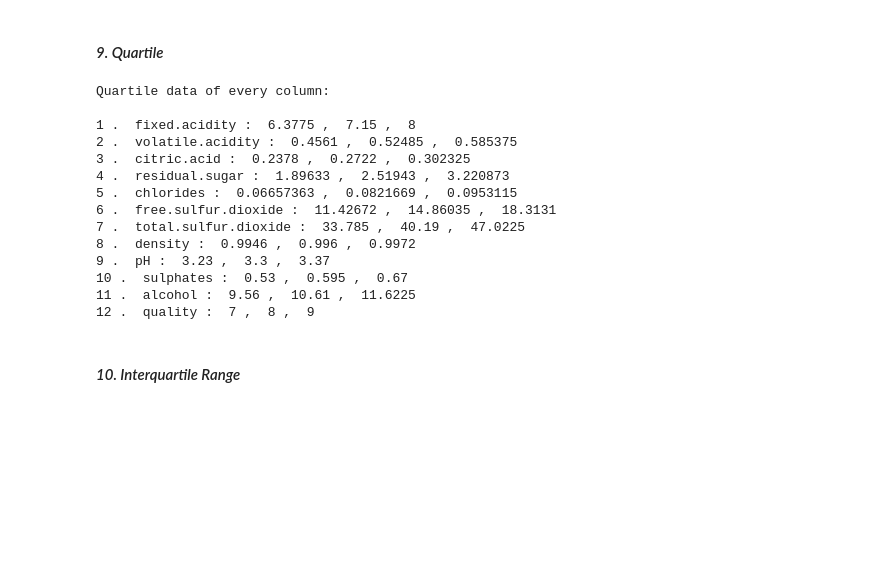
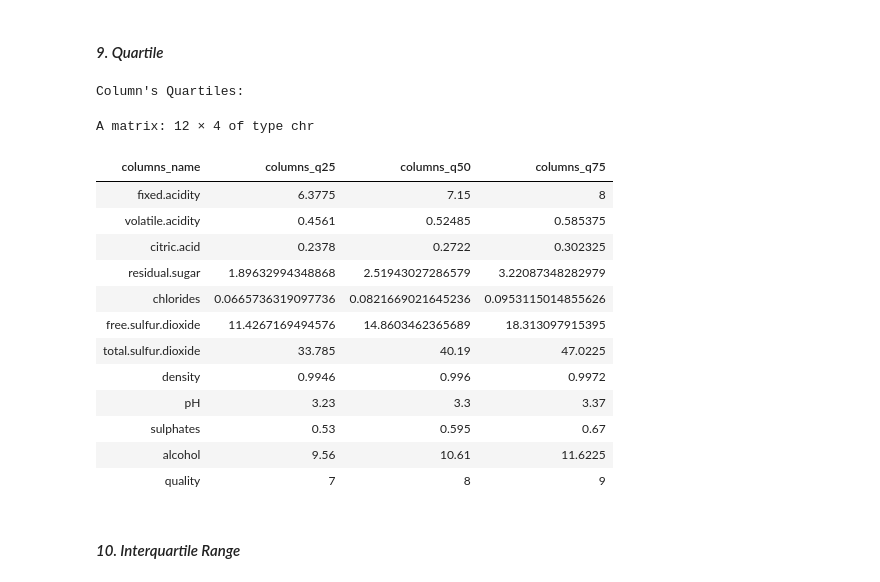
Before and after one commit to Gulilil/IF2220_Tubes_Probstat, a Jupyter notebook: src/1.ipynb, the cells around one changed output. Cells and saved outputs as stored; diff of their text form; code cells hidden in the pictures; blank space fills up the shorter version.

```diff
--- a/src/1.ipynb
+++ b/src/1.ipynb
@@ -109,0 +68,8 @@ Median data of every column:
+# %%
+cat("Column's Median: \n")
+
+columns_median = c(1:ncol(df))
+for (i in columns_index){
+    columns_median[i] <- median(df[,columns_name[i]])
+}
+cbind(columns_name, columns_median)
@@ -311,0 +253,10 @@ Maximum value data of every column:
+# %%
+cat("Column's Maximum Value: \n")
+
+columns_max = c(1:ncol(df))
+
+for (i in columns_index) {
+    columns_max[i] <- max(df[,columns_name[i]])
+}
+
+cbind(columns_name, columns_max)
@@ -312,32 +279,34 @@ Maximum value data of every column:
 # %% [markdown]
 #### *9. Quartile*
-# %%
-df_quartiles <- list()
-
-cat("Quartile data of every column: \n")
-cat("\n")
-
-for ( i in enums_col){
-    tempQuartile <- quantile(df[,df_colNames[i]], probs = c(0.25, 0.5, 0.75))
-    df_quartiles <- append(df_quartiles, tempQuartile)
-    cat(i,". ", df_colNames[i],": ",tempQuartile[1],", ", tempQuartile[2], ", ", tempQuartile[3], "\n")
-}
-
-# Every quartile value of the columns are stored in df_quartiles
-# %% [output]
-Quartile data of every column:
-
-1 .  fixed.acidity :  6.3775 ,  7.15 ,  8
-2 .  volatile.acidity :  0.4561 ,  0.52485 ,  0.585375
-3 .  citric.acid :  0.2378 ,  0.2722 ,  0.302325
-4 .  residual.sugar :  1.89633 ,  2.51943 ,  3.220873
-5 .  chlorides :  0.06657363 ,  0.0821669 ,  0.0953115
-6 .  free.sulfur.dioxide :  11.42672 ,  14.86035 ,  18.3131
-7 .  total.sulfur.dioxide :  33.785 ,  40.19 ,  47.0225
-8 .  density :  0.9946 ,  0.996 ,  0.9972
-9 .  pH :  3.23 ,  3.3 ,  3.37
-10 .  sulphates :  0.53 ,  0.595 ,  0.67
-11 .  alcohol :  9.56 ,  10.61 ,  11.6225
-12 .  quality :  7 ,  8 ,  9
+# %%
+cat("Column's Quartiles: \n")
+
+columns_q25 = c(1:ncol(df))
+columns_q50 = c(1:ncol(df))
+columns_q75 = c(1:ncol(df))
+
+for (i in columns_index) {
+    columns_q25[i] <- quantile(df[,columns_name[i]], probs= 0.25)
+    columns_q50[i] <- quantile(df[,columns_name[i]], probs= 0.5)
+    columns_q75[i] <- quantile(df[,columns_name[i]], probs= 0.75)
+}
+
+cbind(columns_name, columns_q25, columns_q50, columns_q75)
+# %% [output]
+Column's Quartiles:
+A matrix: 12 × 4 of type chr
+| columns_name | columns_q25 | columns_q50 | columns_q75 |
+| fixed.acidity | 6.3775 | 7.15 | 8 |
+| volatile.acidity | 0.4561 | 0.52485 | 0.585375 |
+| citric.acid | 0.2378 | 0.2722 | 0.302325 |
+| residual.sugar | 1.89632994348868 | 2.51943027286579 | 3.22087348282979 |
+| chlorides | 0.0665736319097736 | 0.0821669021645236 | 0.0953115014855626 |
+| free.sulfur.dioxide | 11.4267169494576 | 14.8603462365689 | 18.313097915395 |
+| total.sulfur.dioxide | 33.785 | 40.19 | 47.0225 |
+| density | 0.9946 | 0.996 | 0.9972 |
+| pH | 3.23 | 3.3 | 3.37 |
+| sulphates | 0.53 | 0.595 | 0.67 |
+| alcohol | 9.56 | 10.61 | 11.6225 |
+| quality | 7 | 8 | 9 |
 # %% [markdown]
 #### *10. Interquartile Range*
```
Also changed, not shown: parts of 22 cells of this notebook, 1 other file.
